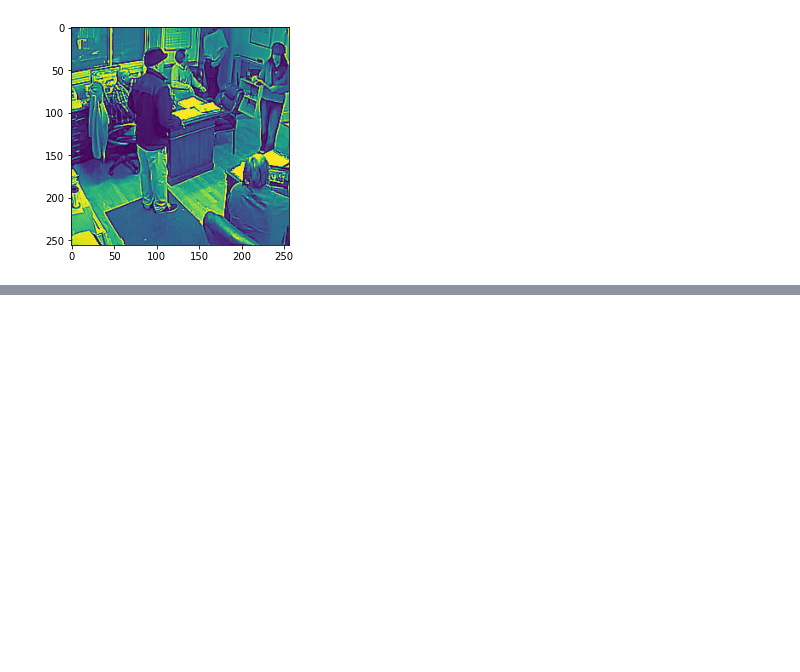
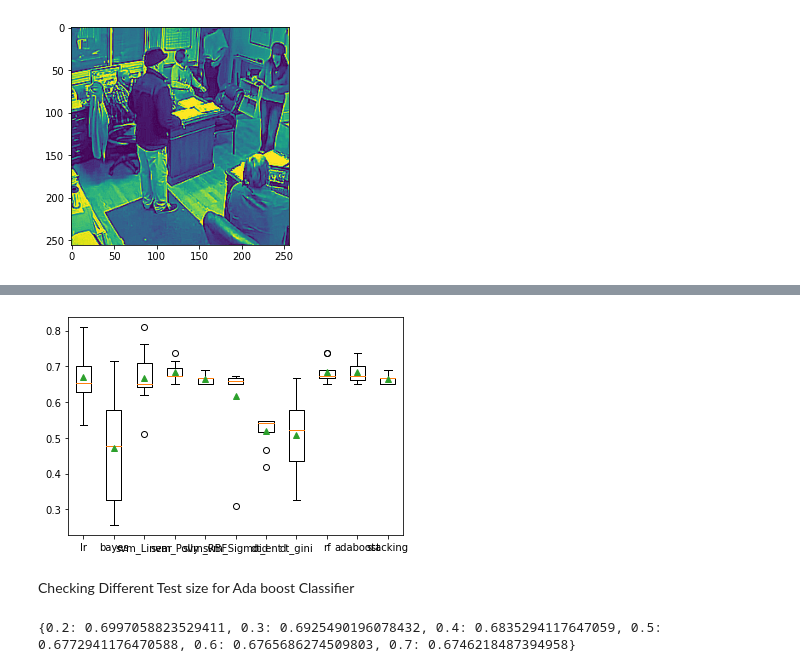
Before and after one commit to divyakumar95/HumanCount, a Jupyter notebook: MachineLearning-CA01.ipynb, the cells around one changed output, grey strips where cells are left out. Saved outputs shown, nothing was run; the diff lists cells and outputs as text; code cells hidden in the pictures; blank space fills up the shorter version.

```diff
--- a/MachineLearning-CA01.ipynb
+++ b/MachineLearning-CA01.ipynb
@@ -508,0 +177,20 @@ actual [1, 2, 1, 2, 1, 2, 1, 1, 1, 2, 2, 2, 3, 1, 1, 1, 1, 1, 1, 1, 1, 1, 3, 1,
+# %%
+def evaluate_model_cross(model, X, y, name):
+	cv = 8
+	scores = cross_val_score(model, X, y, scoring='accuracy', cv=cv)
+	return scores
+# %%
+from numpy import mean, std
+import warnings
+warnings.filterwarnings("ignore")
+# get the models to evaluate
+models = get_models()
+# evaluate the models and store results
+results, names = list(), list()
+for name, model in models.items():
+	scores, mod, fscore = evaluate_model_Multi(model,X_over,y_over)#, X, y)
+	results.append(scores)
+	names.append(name)
+	filename = 'Models/'+name+'.pkl'
+	pickle.dump(mod, open(filename, 'wb'))
+	print(name, ', accuracy:', mean(scores), ', Deviation',std(scores), ', Fscore:', mean(fscore))
@@ -508,0 +209,37 @@ actual [1, 2, 1, 2, 1, 2, 1, 1, 1, 2, 2, 2, 3, 1, 1, 1, 1, 1, 1, 1, 1, 1, 3, 1,
+# %%
+# get the models to evaluate
+import warnings
+warnings.filterwarnings("ignore")
+models = get_models()
+# evaluate the models and store results
+results, names = list(), list()
+for name, model in models.items():
+	scores = evaluate_model_cross(model, X, y, name)
+	results.append(scores)
+	names.append(name)
+	print('>%s %.3f (%.3f)' % (name, mean(scores), std(scores)))
+# %%
+plt.boxplot(results, labels=names, showmeans=True)
+plt.show()
+# %% [output]
+[figure, added]
+# %% [markdown]
+Checking Different Test size for Ada boost Classifier
+# %%
+import numpy as np
+
+tsize = [0.2,0.3,0.4,0.5,0.6,0.7]
+tsize_acc = {}
+for i in tsize:
+    acc = []
+    for j in range(50):
+        X_train,X_test,y_train,y_test = train_test_split(X,y,test_size=i, random_state = j)
+        ab= AdaBoostClassifier(base_estimator=rf, n_estimators=2)
+        ab.fit(X_train, y_train)
+        dt_pred = ab.predict(X_test)
+        accuracy = accuracy_score(y_test,dt_pred)
+        acc.append(accuracy)
+    tsize_acc.update({i:np.mean(acc)})
+print(tsize_acc)
+# %% [output]
+{0.2: 0.6997058823529411, 0.3: 0.6925490196078432, 0.4: 0.6835294117647059, 0.5: 0.6772941176470588, 0.6: 0.6765686274509803, 0.7: 0.6746218487394958}
```
Also changed, not shown: parts of 75 cells of this notebook, 12 other files.
